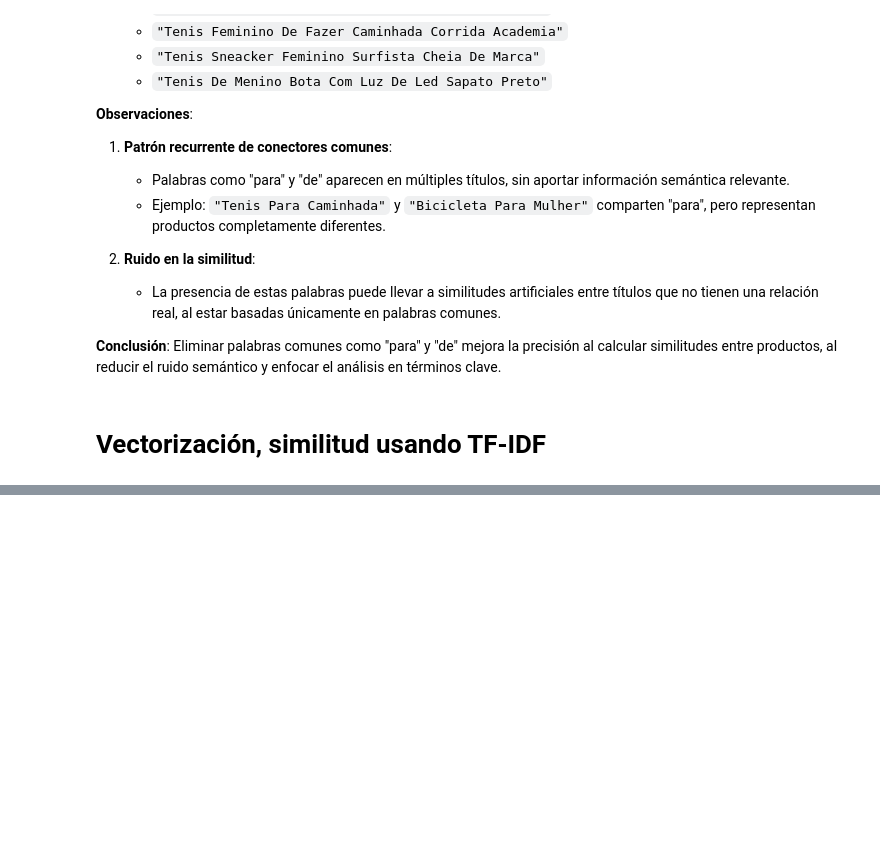
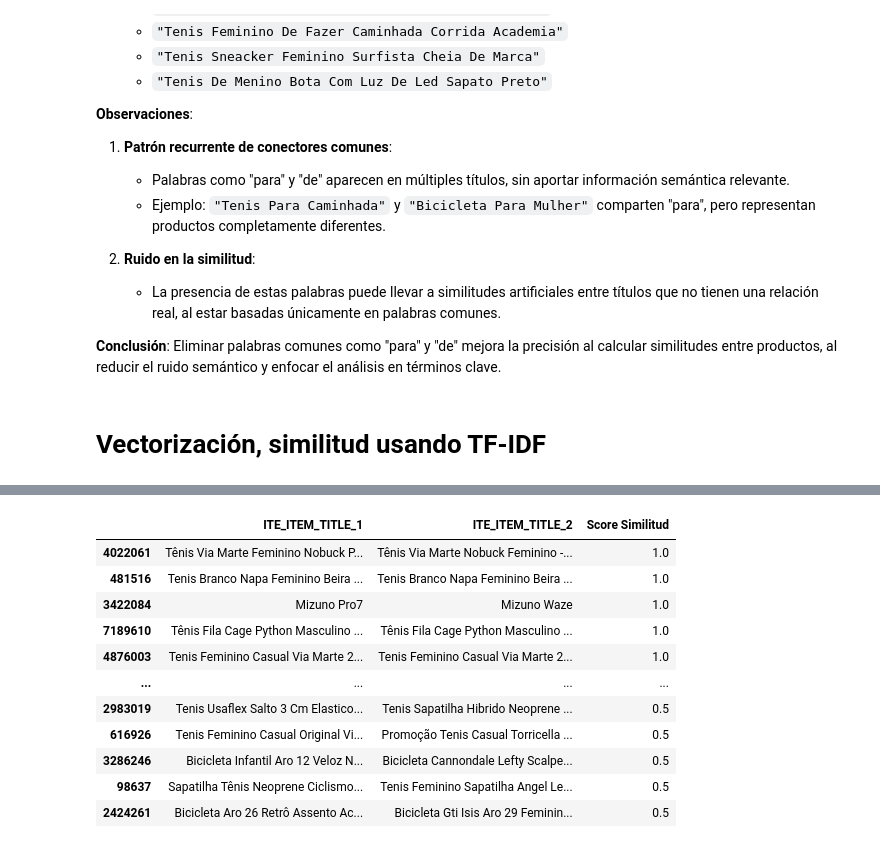
Before and after one commit to jsebastianquiroga/Technical-Challenge---MELI, a Jupyter notebook: notebooks/2.Similitud_productos.ipynb, the cells around one changed output, grey strips where cells are left out. Drawn from its saved outputs; the diff is of its cells as text; code cells hidden in the pictures; blank space fills up the shorter version.

```diff
--- a/notebooks/2.Similitud_productos.ipynb
+++ b/notebooks/2.Similitud_productos.ipynb
@@ -324,9 +357,78 @@ for size, exec_time in times:
-# %%
-from scripts/similarity import TextSimilarityPipeline
-
-# Crear instancia y ejecutar
-similitud = TextSimilarityPipeline(df)
-resultado = similitud.run_pipeline()
-
-# Mostrar resultado
-resultado
+# %%
+import pandas as pd
+import numpy as np
+from sklearn.metrics.pairwise import cosine_similarity
+from sklearn.decomposition import TruncatedSVD
+from sklearn.feature_extraction.text import TfidfVectorizer
+from joblib import Parallel, delayed
+import sparse
+from tqdm import tqdm
+
+def calculate_similarities_batch(df, batch_size=500, threshold=0.5):
+    """
+    Calcula similitudes de manera optimizada usando procesamiento por lotes
+    y filtrado por umbral.
+
+    Args:
+        df (pd.DataFrame): DataFrame con los títulos
+        batch_size (int): Tamaño del lote para procesar
+        threshold (float): Umbral mínimo de similitud para guardar
+
+    Returns:
+        pd.DataFrame: DataFrame con las similitudes filtradas
+    """
+    # Vectorización más eficiente con menos features
+    tfidf_vectorizer = TfidfVectorizer(
+        max_features=5000,  # Limitar características
+        min_df=2  # Ignorar términos que aparecen solo una vez
+    )
+
+    print("Vectorizando textos...")
+    tfidf_matrix = tfidf_vectorizer.fit_transform(df['ITE_ITEM_TITLE'])
+
+    # Usar SVD solo si es necesario (muchas características)
+    if tfidf_matrix.shape[1] > 1000:
+        print("Aplicando reducción de dimensionalidad...")
+        svd = TruncatedSVD(n_components=min(100, tfidf_matrix.shape[1]-1))
+        reduced_matrix = svd.fit_transform(tfidf_matrix)
+    else:
+        reduced_matrix = tfidf_matrix.toarray()
+
+    n_samples = len(df)
+    results = []
+
+    print("Calculando similitudes por lotes...")
+    for i in tqdm(range(0, n_samples, batch_size)):
+        batch_end = min(i + batch_size, n_samples)
+        # Calcular similitud solo para el lote actual
+        batch_similarities = cosine_similarity(
+            reduced_matrix[i:batch_end],
+            reduced_matrix
+        )
+
+        # Procesar solo similitudes sobre el umbral
+        for batch_idx, row in enumerate(batch_similarities):
+            abs_idx = i + batch_idx
+            # Solo procesar la mitad superior de la matriz
+            high_similarities = np.where(row[abs_idx+1:] > threshold)[0]
+
+            for j in high_similarities:
+                j = j + abs_idx + 1  # Ajustar índice
+                results.append([
+                    df.iloc[abs_idx]['ITE_ITEM_TITLE'],
+                    df.iloc[j]['ITE_ITEM_TITLE'],
+                    row[j]
+                ])
+
+    # Crear DataFrame con resultados filtrados
+    similarity_df = pd.DataFrame(
+        results,
+        columns=['ITE_ITEM_TITLE_1', 'ITE_ITEM_TITLE_2', 'Score Similitud']
+    )
+
+    return similarity_df.sort_values('Score Similitud', ascending=False)
+
+similarity_df = calculate_similarities_batch(df, batch_size=1000, threshold=0.5)
+
+similarity_df
+# %% [output]
@@ -332,0 +438,12 @@ resultado
+|  | ITE_ITEM_TITLE_1 | ITE_ITEM_TITLE_2 | Score Similitud |
+| 4022061 | Tênis Via Marte Feminino Nobuck P... | Tênis Via Marte Nobuck Feminino -... | 1.0 |
+| 481516 | Tenis Branco Napa Feminino Beira ... | Tenis Branco Napa Feminino Beira ... | 1.0 |
+| 3422084 | Mizuno Pro7 | Mizuno Waze | 1.0 |
+| 7189610 | Tênis Fila Cage Python Masculino ... | Tênis Fila Cage Python Masculino ... | 1.0 |
+| 4876003 | Tenis Feminino Casual Via Marte 2... | Tenis Feminino Casual Via Marte 2... | 1.0 |
+| ... | ... | ... | ... |
+| 2983019 | Tenis Usaflex Salto 3 Cm Elastico... | Tenis Sapatilha Hibrido Neoprene ... | 0.5 |
+| 616926 | Tenis Feminino Casual Original Vi... | Promoção Tenis Casual Torricella ... | 0.5 |
+| 3286246 | Bicicleta Infantil Aro 12 Veloz N... | Bicicleta Cannondale Lefty Scalpe... | 0.5 |
+| 98637 | Sapatilha Tênis Neoprene Ciclismo... | Tenis Feminino Sapatilha Angel Le... | 0.5 |
+| 2424261 | Bicicleta Aro 26 Retrô Assento Ac... | Bicicleta Gti Isis Aro 29 Feminin... | 0.5 |
```
Also changed, not shown: parts of 15 cells of this notebook, 3 other files.
